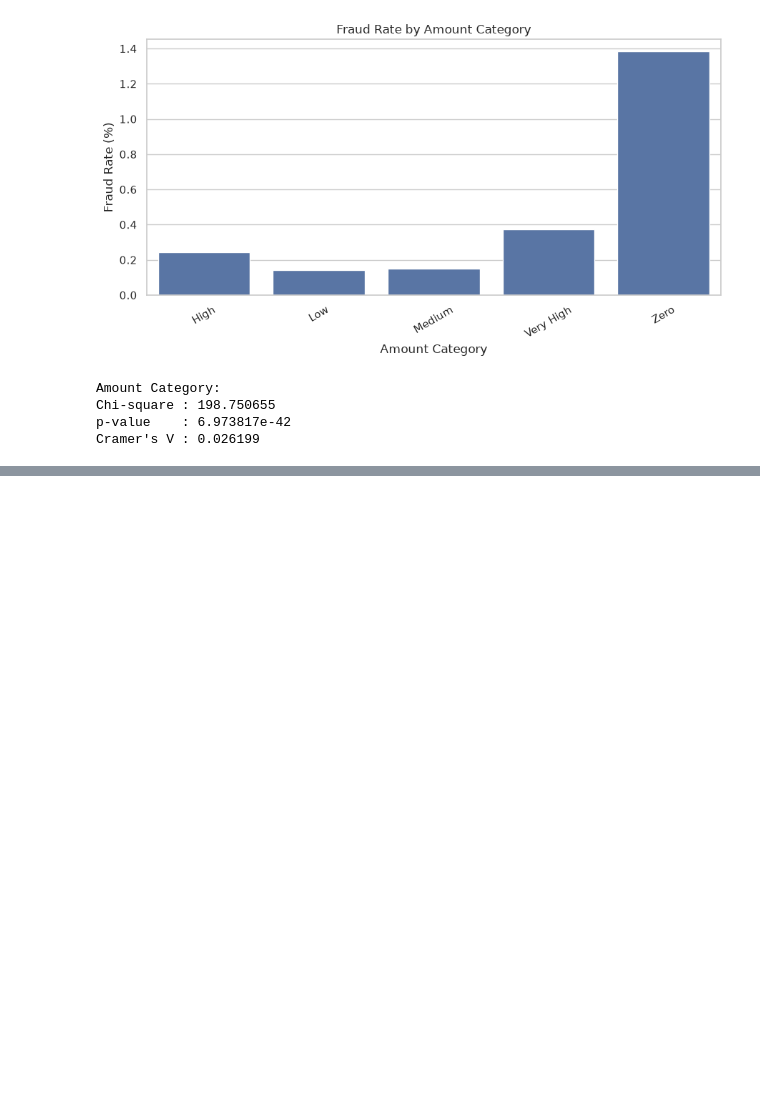
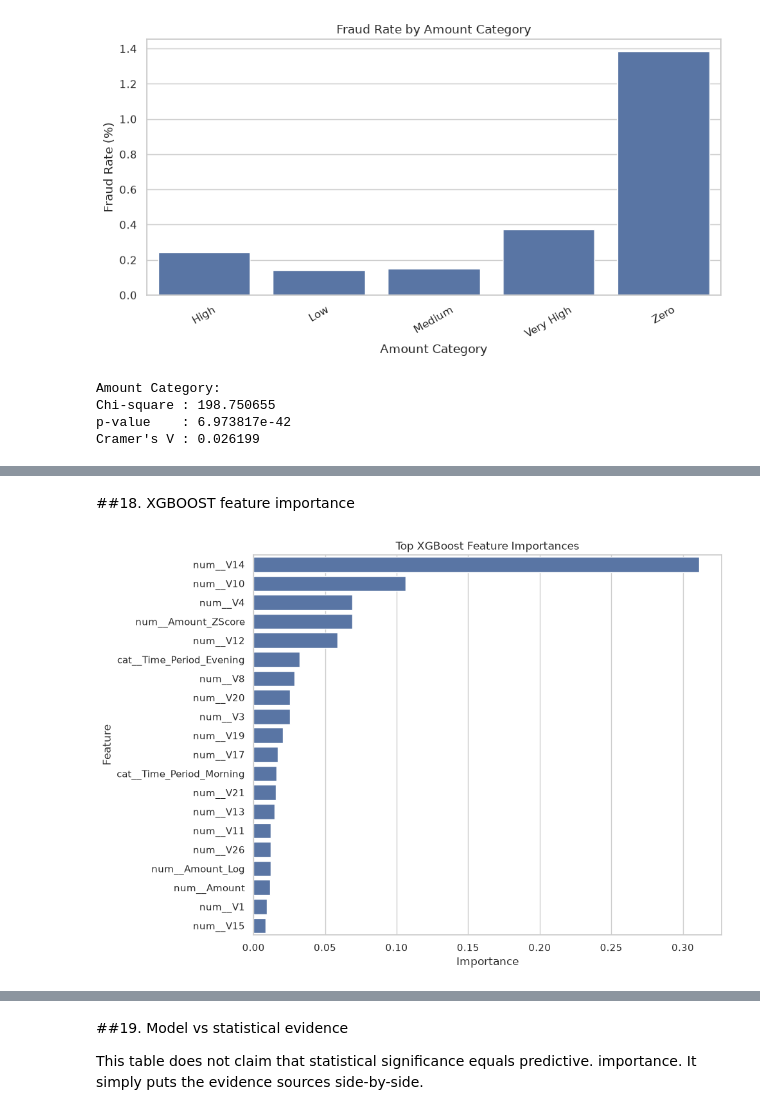
Before and after one commit to to-bits/BehaviorGuard-Customer-Behavioral-Profiling-for-Credit-Card-Fraud-Detection, a Jupyter notebook: BehaviorGuard — Customer Behavioral Profiling for Credit Card Fraud Detection/notebooks/04_final_analysis.ipynb, the cells around one changed output, grey strips where cells are left out. Cells and saved outputs as stored; diff of their text form; code cells hidden in the pictures; blank space fills up the shorter version.

```diff
--- a/BehaviorGuard — Customer Behavioral Profiling for Credit Card Fraud Detection/notebooks/04_final_analysis.ipynb
+++ b/BehaviorGuard — Customer Behavioral Profiling for Credit Card Fraud Detection/notebooks/04_final_analysis.ipynb
@@ -1154,0 +1206,66 @@ Cramer's V : 0.026199
+# %% [markdown]
+##18. XGBOOST feature importance
+# %%
+xgb_pipeline = fitted_models["XGBoost"]
+
+preprocessor_fitted = xgb_pipeline.named_steps["preprocessor"]
+xgb_model = xgb_pipeline.named_steps["model"]
+
+try:
+    transformed_names = (
+        preprocessor_fitted
+        .get_feature_names_out()
+    )
+
+    importance_values = (
+        xgb_model.feature_importances_
+    )
+
+    importance_df = pd.DataFrame({
+        "Feature": transformed_names,
+        "Importance": importance_values
+    }).sort_values(
+        "Importance",
+        ascending=False
+    )
+
+    importance_df.to_csv(
+        RESULT_DIR / "xgboost_feature_importance.csv",
+        index=False
+    )
+
+    top_importance = importance_df.head(20)
+
+    plt.figure(figsize=(10, 7))
+
+    sns.barplot(
+        data=top_importance,
+        x="Importance",
+        y="Feature"
+    )
+
+    plt.title("Top XGBoost Feature Importances")
+    plt.tight_layout()
+
+    plt.show()
+
+    plt.savefig(
+        FIGURE_DIR / "xgboost_feature_importance.png",
+        dpi=300,
+        bbox_inches="tight"
+    )
+
+    plt.close()
+
+    print(
+        top_importance.round(6).to_string(index=False)
+    )
+
+except Exception as exc:
+    print(
+        "Feature importance extraction skipped:",
+        repr(exc)
+    )
+    importance_df = pd.DataFrame()
+# %% [output]
+[figure, added]
@@ -1154,0 +1289,4 @@ Cramer's V : 0.026199
+# %% [markdown]
+##19. Model vs statistical evidence
+
+This table does not claim that statistical significance equals predictive. importance. It simply puts the evidence sources side-by-side.
```
Also changed, not shown: parts of 15 cells of this notebook, 4 other files.
